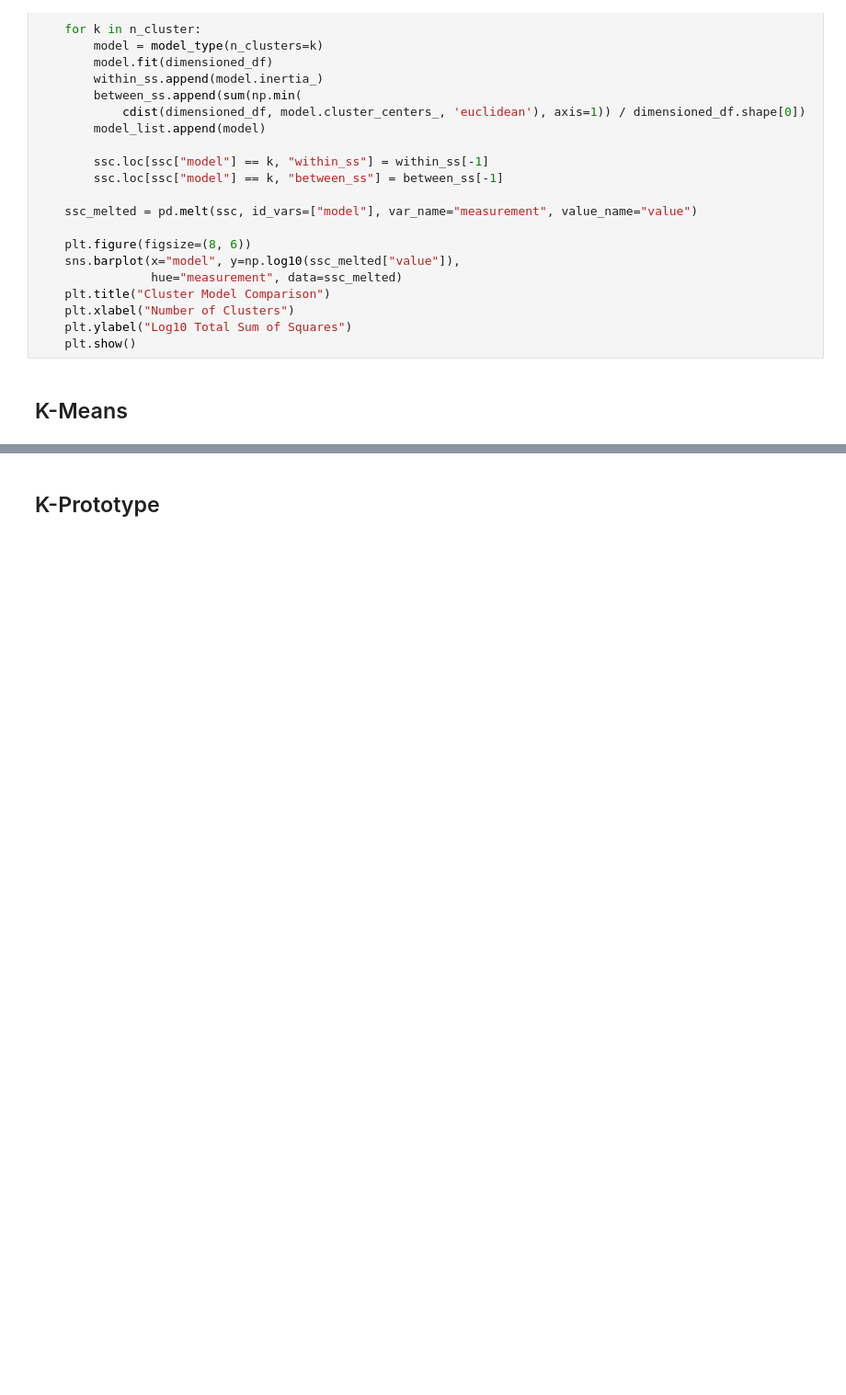
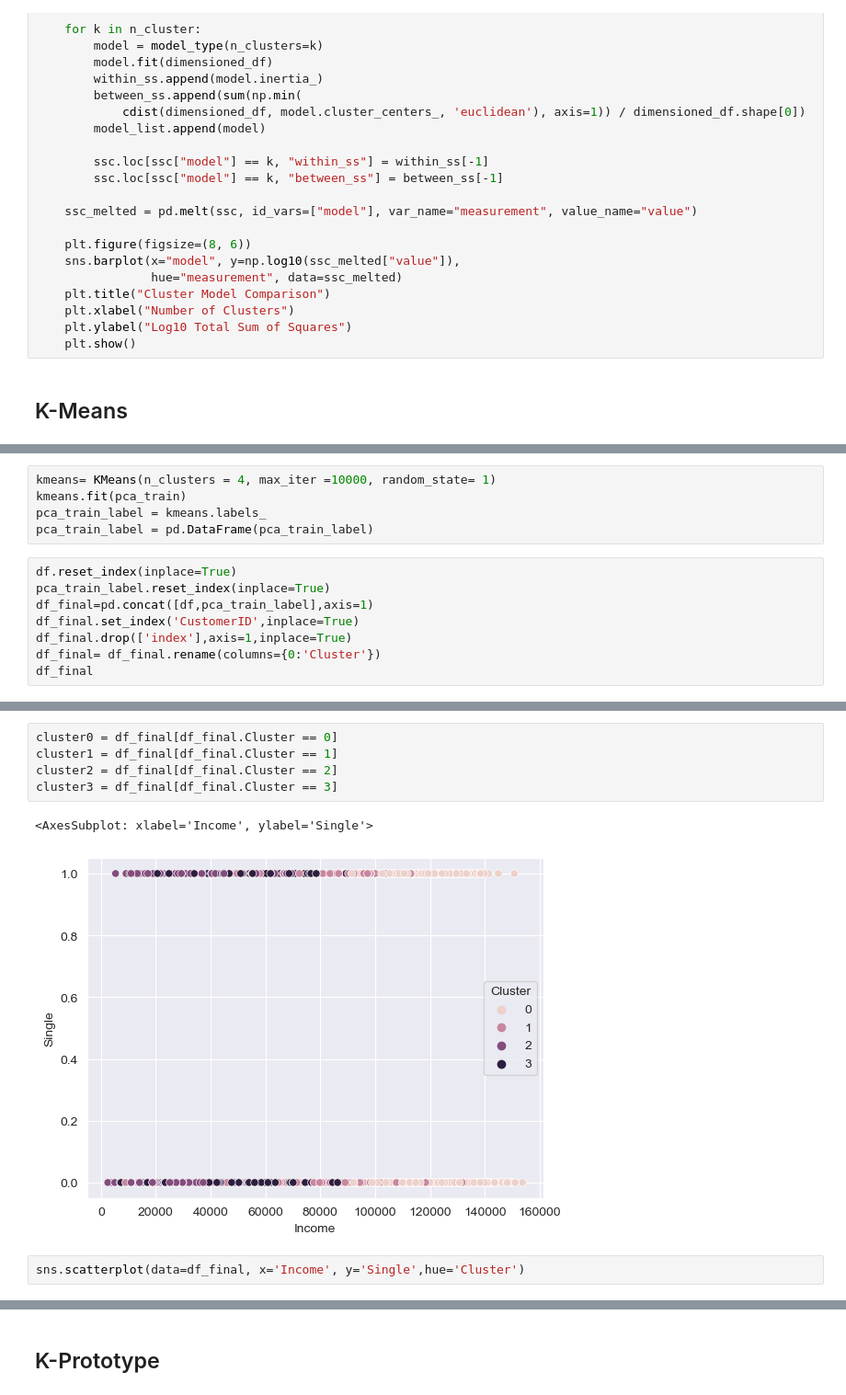
Before and after one commit to MikeOlhao/DSML_projeto, a Jupyter notebook: DSML_202223_Clusters_Group09_Notebook_semgraficos.ipynb, the cells around one changed output, grey strips where cells are left out. Shown at 92% size. Saved outputs shown, nothing was run; the diff lists cells and outputs as text; blank space fills up the shorter version.

```diff
--- a/DSML_202223_Clusters_Group09_Notebook_semgraficos.ipynb
+++ b/DSML_202223_Clusters_Group09_Notebook_semgraficos.ipynb
@@ -476,0 +565,13 @@ def sumsquares_nclusters(model_type,  dimensioned_df: pd.DataFrame, cluster_rang
+# %%
+kmeans= KMeans(n_clusters = 4, max_iter =10000, random_state= 1)
+kmeans.fit(pca_train)
+pca_train_label = kmeans.labels_
+pca_train_label = pd.DataFrame(pca_train_label)
+# %%
+df.reset_index(inplace=True)
+pca_train_label.reset_index(inplace=True)
+df_final=pd.concat([df,pca_train_label],axis=1)
+df_final.set_index('CustomerID',inplace=True)
+df_final.drop(['index'],axis=1,inplace=True)
+df_final= df_final.rename(columns={0:'Cluster'})
+df_final
@@ -476,0 +632,10 @@ def sumsquares_nclusters(model_type,  dimensioned_df: pd.DataFrame, cluster_rang
+# %%
+cluster0 = df_final[df_final.Cluster == 0]
+cluster1 = df_final[df_final.Cluster == 1]
+cluster2 = df_final[df_final.Cluster == 2]
+cluster3 = df_final[df_final.Cluster == 3]
+# %% [output]
+<AxesSubplot: xlabel='Income', ylabel='Single'>
+[figure, added]
+# %%
+sns.scatterplot(data=df_final, x='Income', y='Single',hue='Cluster')
```
Also changed, not shown: parts of 27 cells of this notebook.
